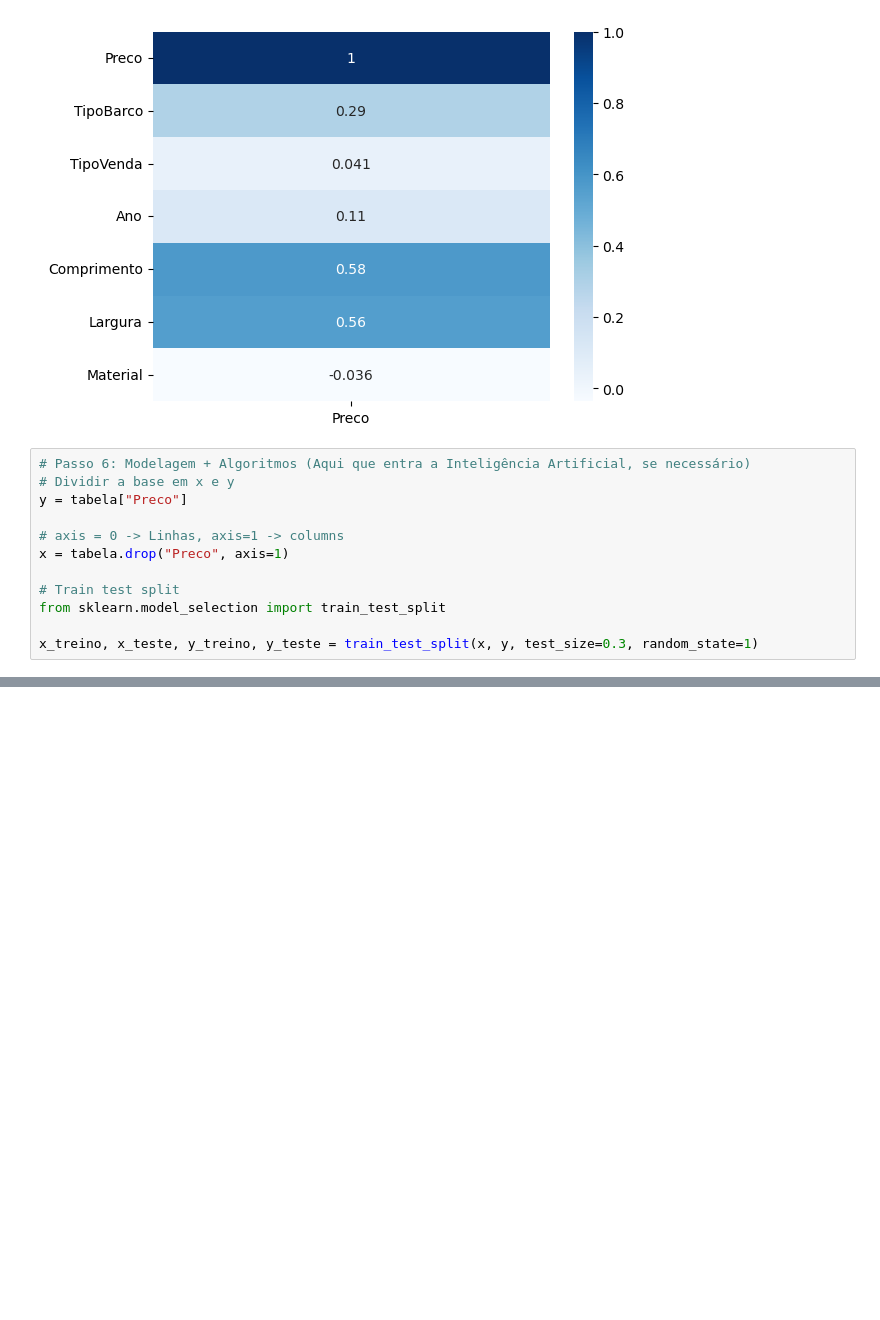
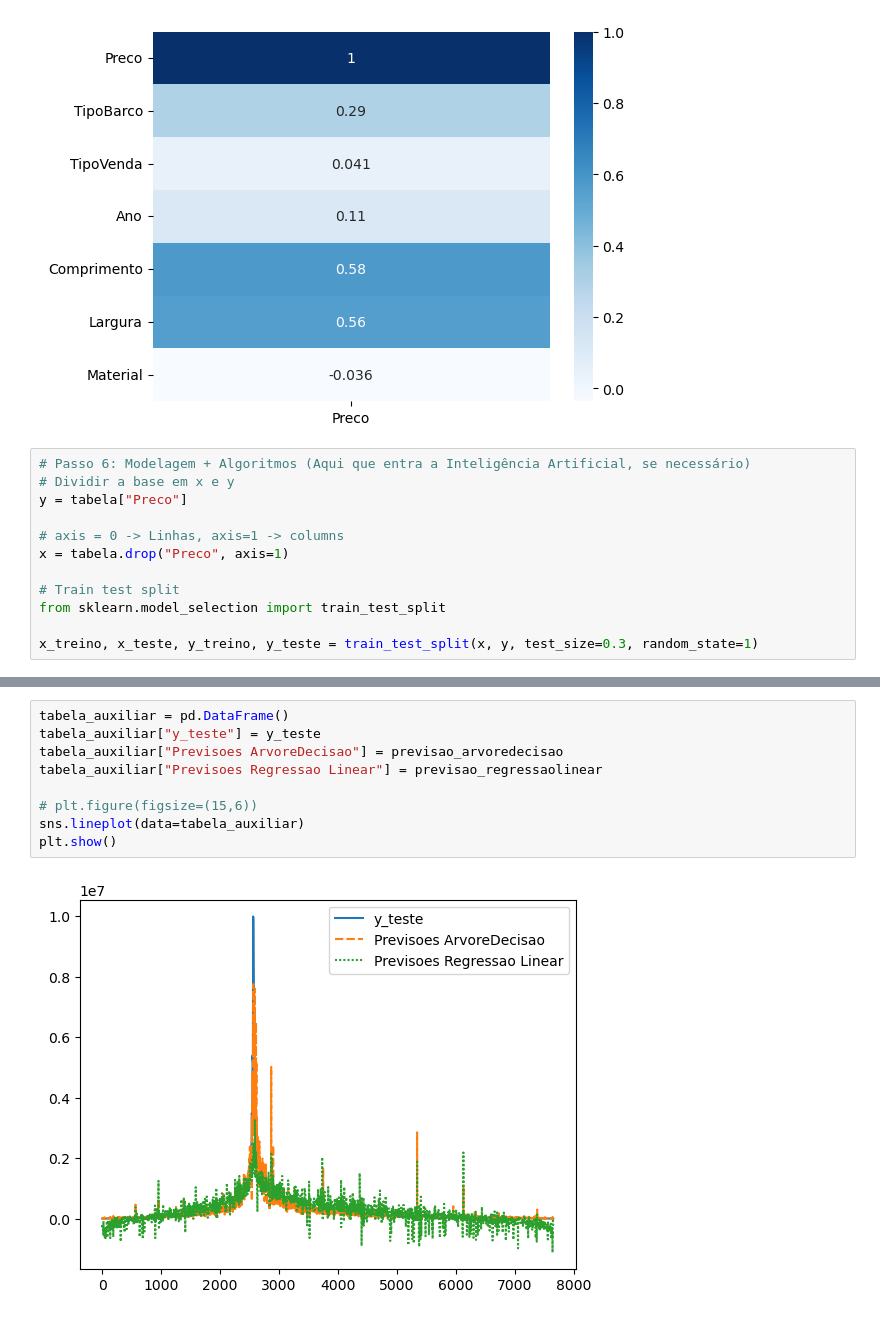
Before and after one commit to niqueborges/Projetos, a Jupyter notebook: IntensivaoPythonHashtag2023/Aula 4/Previsão de Preços.ipynb, the cells around one changed output, grey strips where cells are left out. Saved outputs shown, nothing was run; the diff lists cells and outputs as text; blank space fills up the shorter version.

```diff
--- a/IntensivaoPythonHashtag2023/Aula 4/Previsão de Preços.ipynb
+++ b/IntensivaoPythonHashtag2023/Aula 4/Previsão de Preços.ipynb
@@ -115,2 +117,13 @@ print(metrics.r2_score(y_teste, previsao_arvoredecisao))
+# %%
+tabela_auxiliar = pd.DataFrame()
+tabela_auxiliar["y_teste"] = y_teste
+tabela_auxiliar["Previsoes ArvoreDecisao"] = previsao_arvoredecisao
+tabela_auxiliar["Previsoes Regressao Linear"] = previsao_regressaolinear
+
+# plt.figure(figsize=(15,6))
+sns.lineplot(data=tabela_auxiliar)
+plt.show()
+# %% [output]
+[figure, added]
 # %%
 # Passo 7: Interpretação de Resultados
```
Also changed, not shown: parts of 3 cells of this notebook.
